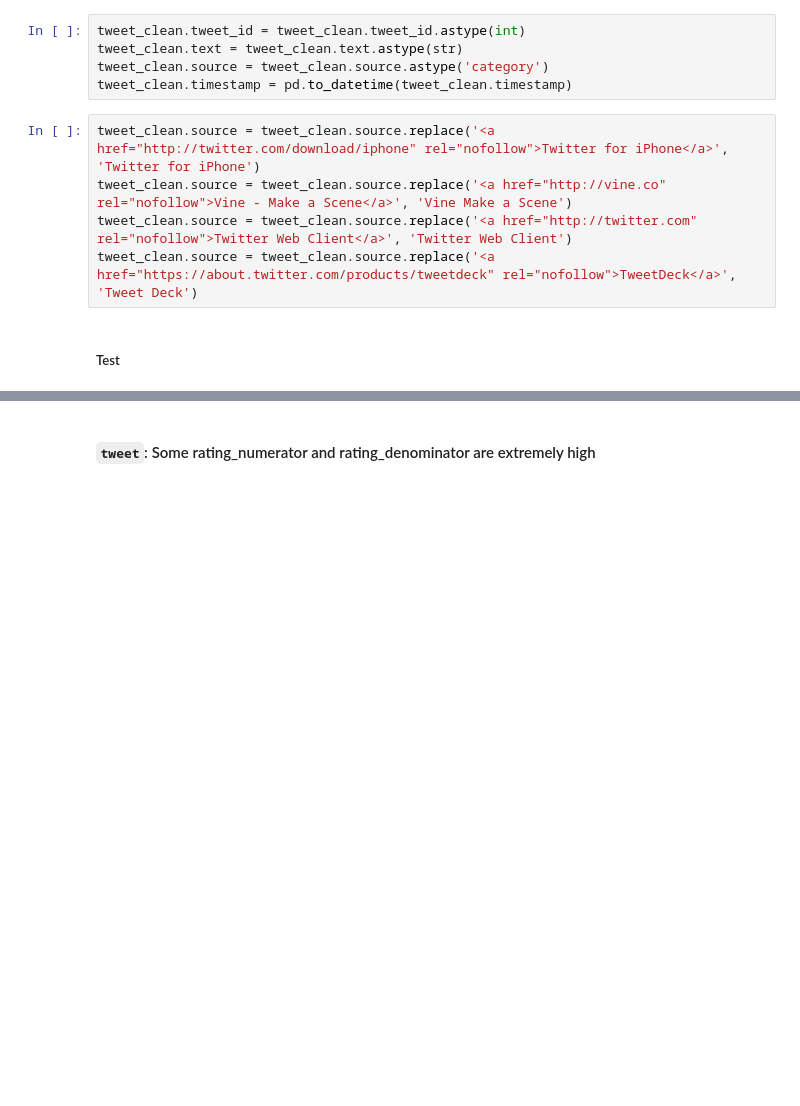
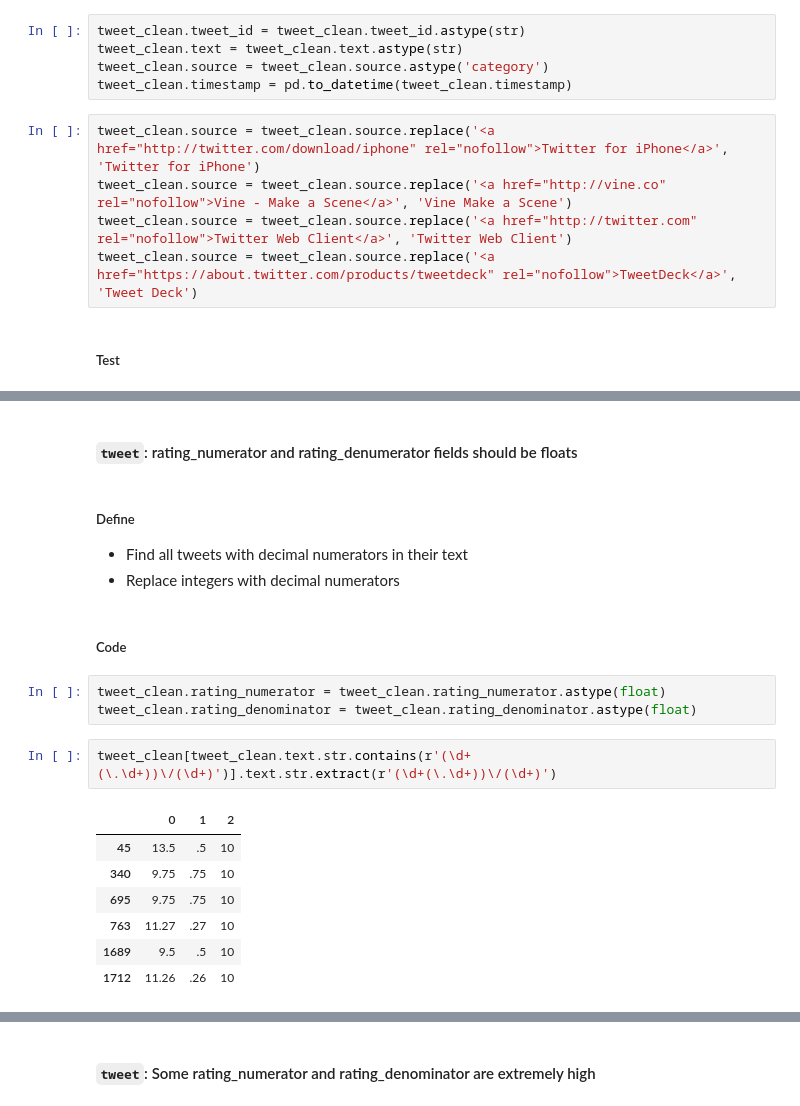
Before and after one commit to michellemao0224/Data-Wrangling, a Jupyter notebook: Project/wrangle_act.ipynb, the cells around one changed output, grey strips where cells are left out. Drawn from its saved outputs; the diff is of its cells as text; blank space fills up the shorter version.

Commit message:
decimals improve

```diff
--- a/Project/wrangle_act.ipynb
+++ b/Project/wrangle_act.ipynb
@@ -481,7 +219,7 @@ tweet_clean.head()
 # %% [markdown]
 ##### Code
 # %%
-tweet_clean.tweet_id = tweet_clean.tweet_id.astype(int)
+tweet_clean.tweet_id = tweet_clean.tweet_id.astype(str)
 tweet_clean.text = tweet_clean.text.astype(str)
 tweet_clean.source = tweet_clean.source.astype('category')
 tweet_clean.timestamp = pd.to_datetime(tweet_clean.timestamp)
@@ -523,0 +255,21 @@ tweet_clean.head()
+# %% [markdown]
+#### `tweet`: rating_numerator and rating_denumerator fields should be floats
+# %% [markdown]
+##### Define
+- Find all tweets with decimal numerators in their text
+- Replace integers with decimal numerators
+# %% [markdown]
+##### Code
+# %%
+tweet_clean.rating_numerator = tweet_clean.rating_numerator.astype(float)
+tweet_clean.rating_denominator = tweet_clean.rating_denominator.astype(float)
+# %%
+tweet_clean[tweet_clean.text.str.contains(r'(\d+(\.\d+))\/(\d+)')].text.str.extract(r'(\d+(\.\d+))\/(\d+)')
+# %% [output]
+|  | 0 | 1 | 2 |
+| 45 | 13.5 | .5 | 10 |
+| 340 | 9.75 | .75 | 10 |
+| 695 | 9.75 | .75 | 10 |
+| 763 | 11.27 | .27 | 10 |
+| 1689 | 9.5 | .5 | 10 |
+| 1712 | 11.26 | .26 | 10 |
```
Also changed, not shown: parts of 51 cells of this notebook.
